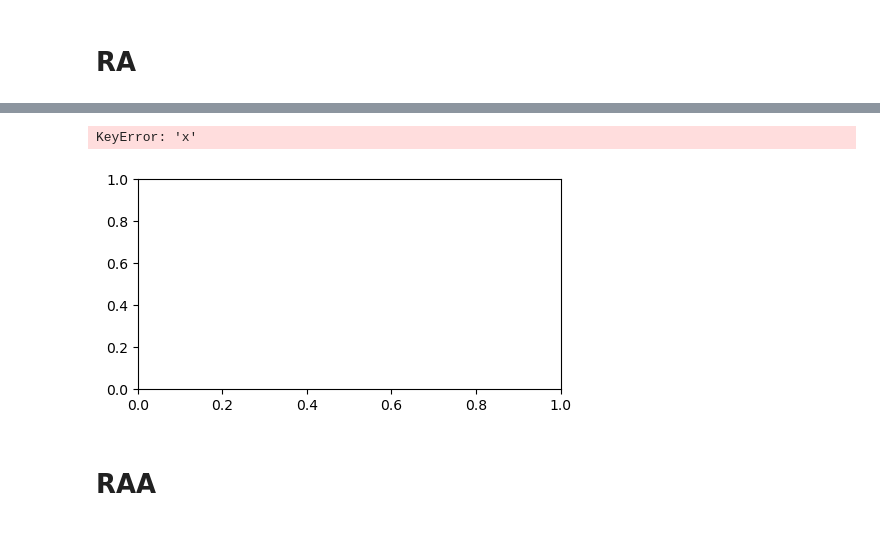
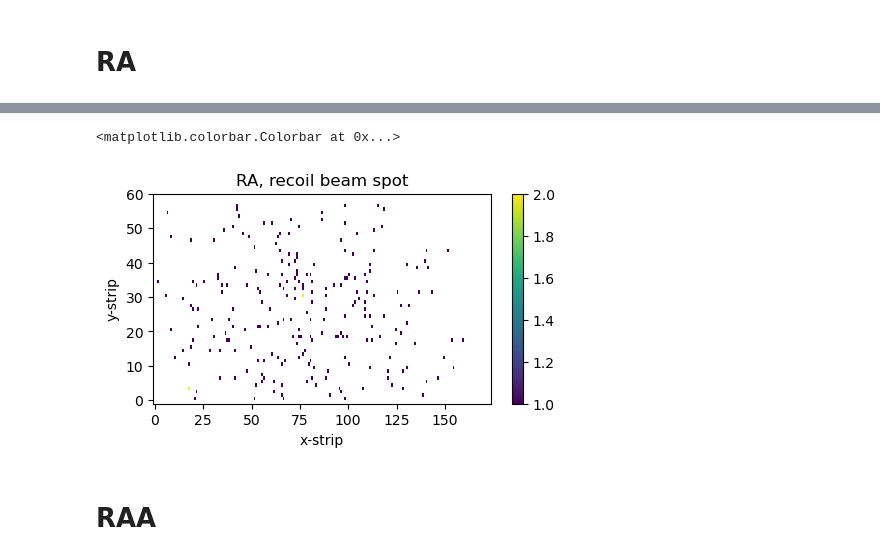
Before and after one commit to JChads4/ppac_code, a Jupyter notebook: analysis_notebook.ipynb, the cells around one changed output, grey strips where cells are left out. Saved outputs shown, nothing was run; the diff lists cells and outputs as text; code cells hidden in the pictures.

```diff
--- a/analysis_notebook.ipynb
+++ b/analysis_notebook.ipynb
@@ -147,43 +125,43 @@ Text(0, 0.5, 'Counts/ 40keV')
 # %%
 # # correlated beam spot
 plt.figure(figsize=(12,6))
 # plt.subplots_adjust(hpsace=0.3)
 plt.subplot(221)
-plt.hist2d(df_RA['x'], df_RA['y'],
+plt.hist2d(df_RA['recoil_x'], df_RA['recoil_y'],
            bins=((175),(61)), range=((-1,174),(-1,60)), cmin=1)
 plt.xlabel('x-strip')
 plt.ylabel(r'y-strip')
 plt.title(r'RA, recoil beam spot')
 plt.colorbar()
 
 
-plt.subplot(222)
-plt.hist2d(coincident['recoil_x'], coincident['recoil_y'],
-           bins=((175),(61)), range=((-1,174),(-1,60)), cmin=1)
-# plt.xlim(0, 10000)
-plt.xlabel('x-strip')
-plt.ylabel(r'y-strip')
-plt.title(r'Uncorrelated recoil beam spot')
-plt.colorbar()
+# plt.subplot(222)
+# plt.hist2d(coincident['recoil_x'], coincident['recoil_y'],
+#            bins=((175),(61)), range=((-1,174),(-1,60)), cmin=1)
+# # plt.xlim(0, 10000)
+# plt.xlabel('x-strip')
+# plt.ylabel(r'y-strip')
+# plt.title(r'Uncorrelated recoil beam spot')
+# plt.colorbar()
 
-plt.subplot(223)
-plt.hist2d(df_RAA['recoil_x'], df_RAA['recoil_y'],
-           bins=((175),(61)), range=((-1,174),(-1,60)), cmin=1)
-plt.xlabel('x-strip')
-plt.ylabel(r'y-strip')
-plt.title(r'RAA, recoil beam spot')
-plt.colorbar()
+# plt.subplot(223)
+# plt.hist2d(df_RAA['x'], df_RAA['y'],
+#            bins=((175),(61)), range=((-1,174),(-1,60)), cmin=1)
+# plt.xlabel('x-strip')
+# plt.ylabel(r'y-strip')
+# plt.title(r'RAA, recoil beam spot')
+# plt.colorbar()
 
-plt.subplot(224)
-plt.hist2d(df_REAA['recoil_x'], df_REAA['recoil_y'],
-           bins=((175),(61)), range=((-1,174),(-1,60)), cmin=1)
-plt.xlabel('x-strip')
-plt.ylabel(r'y-strip')
-plt.title(r'RAA, recoil beam spot')
-plt.colorbar()
+# plt.subplot(224)
+# plt.hist2d(df_REAA['x'], df_REAA['y'],
+#            bins=((175),(61)), range=((-1,174),(-1,60)), cmin=1)
+# plt.xlabel('x-strip')
+# plt.ylabel(r'y-strip')
+# plt.title(r'RAA, recoil beam spot')
+# plt.colorbar()
 # %% [output]
-KeyError: 'x'
+<matplotlib.colorbar.Colorbar at 0x...>
-[figure, old version]
+[figure, new version]
 # %% [markdown]
 # RAA
 # %%
```
Also changed, not shown: parts of 16 cells of this notebook, 1 other file.
